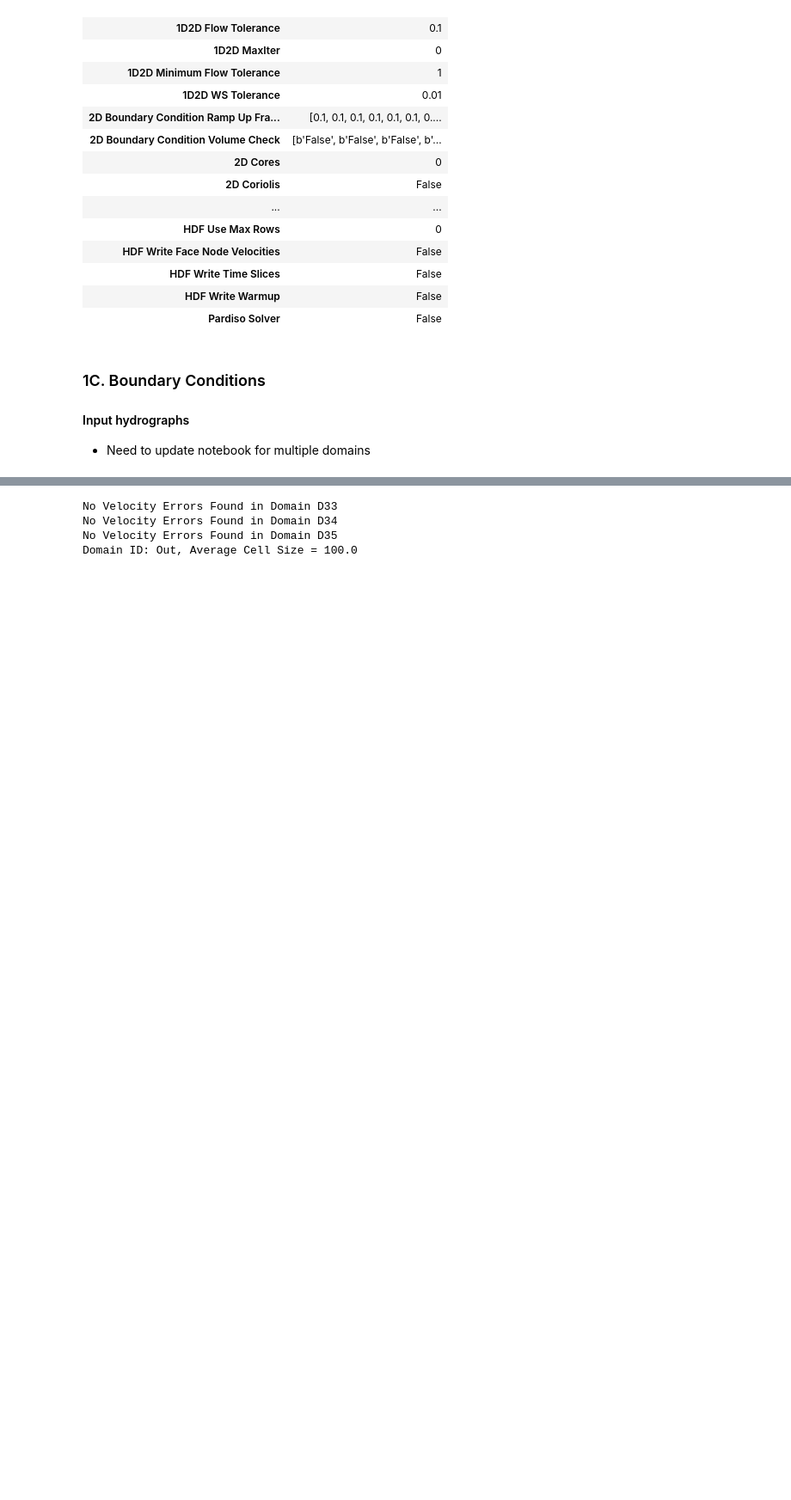
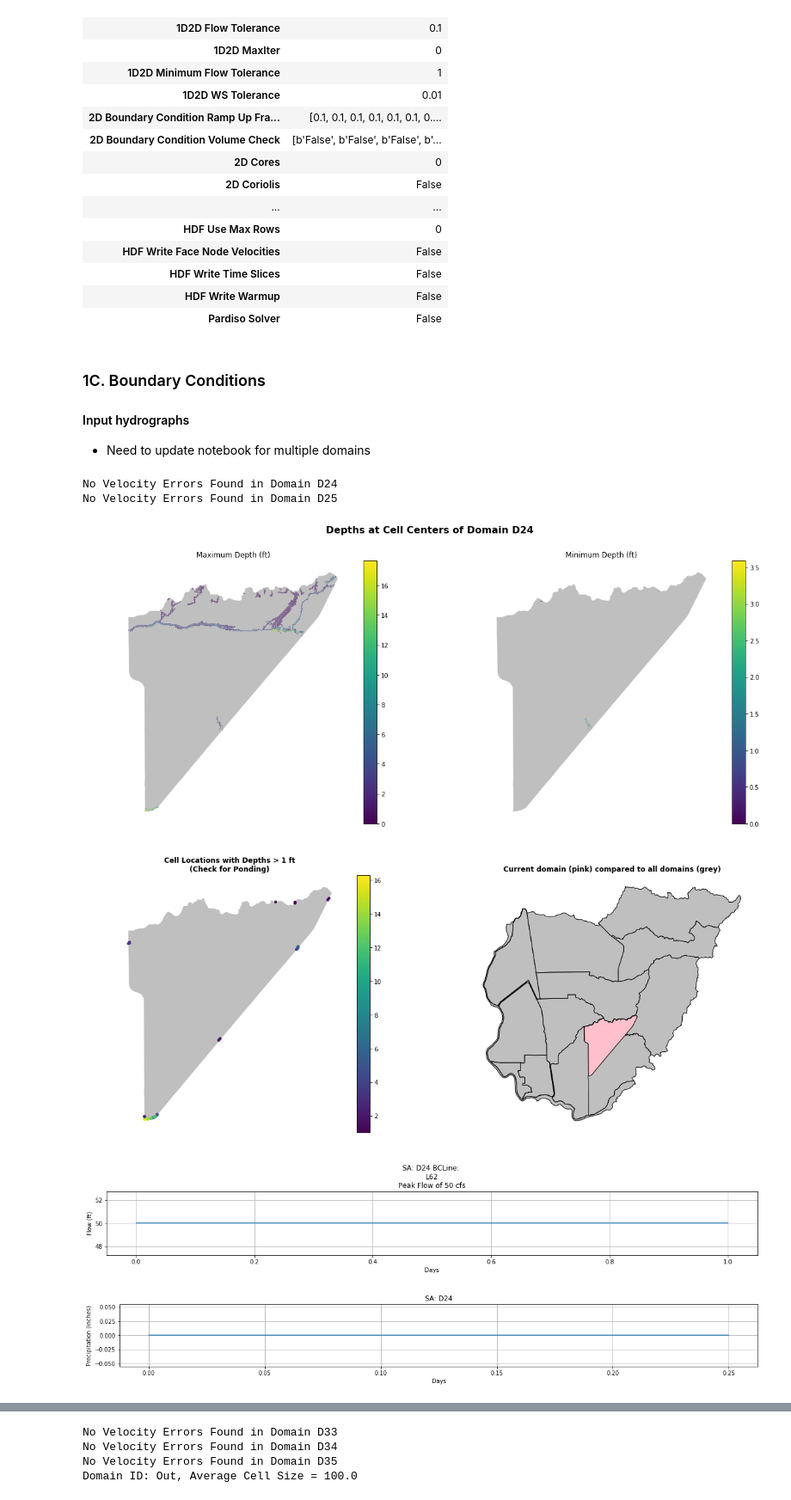
Before and after one commit to Dewberry/hecrasio, a Jupyter notebook: notebooks/QAQC-PluvialTest.ipynb, the cells around one changed output, grey strips where cells are left out. Shown at 86% size. Drawn from its saved outputs; the diff is of its cells as text; code cells hidden in the pictures; blank space fills up the shorter version.

```diff
--- a/notebooks/QAQC-PluvialTest.ipynb
+++ b/notebooks/QAQC-PluvialTest.ipynb
@@ -102,3 +102,31 @@ rasPlan.Plan_Parameters
 #### Input hydrographs
 
 * Need to update notebook for multiple domains
+# %%
+def show_results(domains:list) -> None:
+    """Wrapper function plotting descriptive statistics, extreme edges, boundary conditions and velocity values."""
+
+    if len(domains) > 1:
+        results = {domain: DomainResults(model, rasPlan, domain) for domain in domains}
+        for domain, result in results.items():
+            plot_descriptive_stats(result.Describe_Depths, result.Perimeter, domain)
+            plot_extreme_edges(result.Extreme_Edges, result.Perimeter, mini_map=rasPlan.domain_polys)
+            plotBCs(result, domain)
+            velCheckMain(result, domain, plot_tseries=3)
+
+    else:
+        domain = domains[0]
+        results = DomainResults(model, rasPlan, domain)
+        plot_descriptive_stats(results.Describe_Depths, results.Perimeter, domain)
+        plot_extreme_edges(results.Extreme_Edges, results.Perimeter)
+        plotBCs(results)
+        velCheckMain(result, domain, plot_tseries=3)
+# %%
+show_results(rasPlan.domains[1:3])
+# %% [output]
+No Velocity Errors Found in Domain D24
+No Velocity Errors Found in Domain D25
+[figure, added]
+[figure, added]
+[figure, added]
+[figure, added]
```
Also changed, not shown: parts of 1 cell of this notebook.
